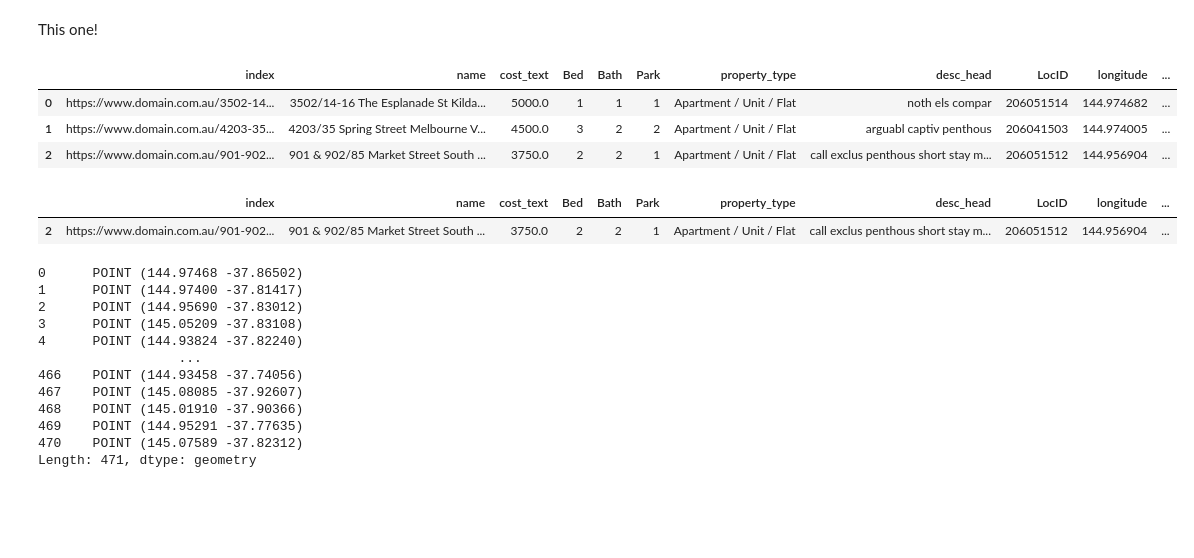
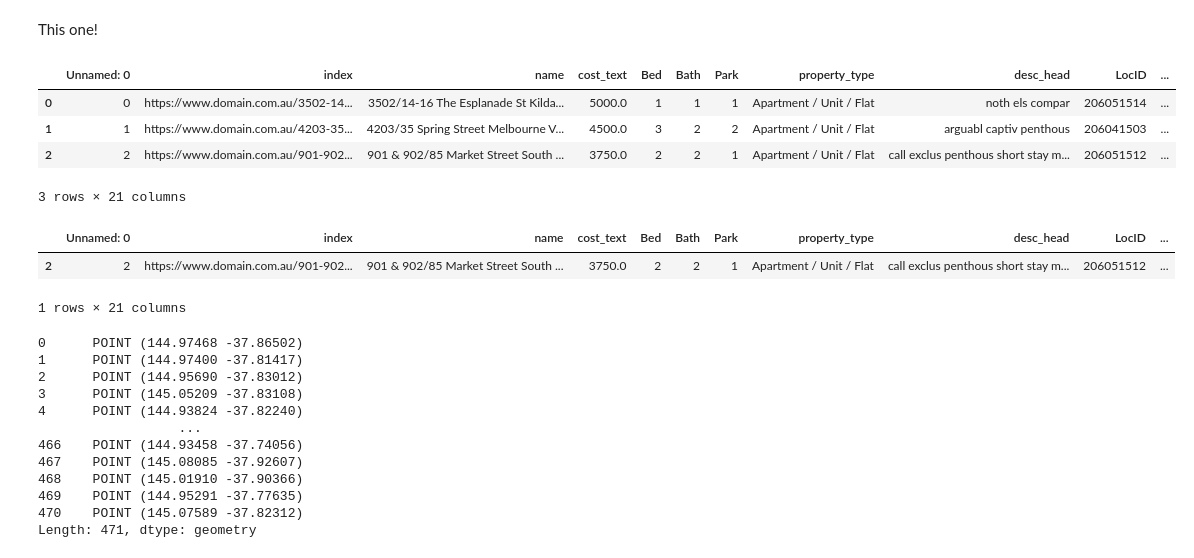
Before and after one commit to MAST30034-Applied-Data-Science/generic-real-estate-consulting-project-group-30, a Jupyter notebook: notebooks/join_datasets.ipynb, the cells around one changed output. Saved outputs shown, nothing was run; the diff lists cells and outputs as text; code cells hidden in the pictures; blank space fills up the shorter version.

```diff
--- a/notebooks/join_datasets.ipynb
+++ b/notebooks/join_datasets.ipynb
@@ -61,16 +62,17 @@ property_df = pd.merge(property_df, property_df2[['index', 'longitude', 'latitud
 # %%
 df = property_df.merge(df_centroid, how='left', left_on='LocID', right_on='SA2_CODE_2021')
 
 # check what columns we no longer need; remove them
-unwanted_columns = ["Unnamed: 0"]
-df.drop(columns=unwanted_columns, inplace=True)
+#unwanted_columns = ["Unnamed: 0"]
+#df.drop(columns=unwanted_columns, inplace=True)
 
 df.head(3)
 # %% [output]
-|  | index | name | cost_text | Bed | Bath | Park | property_type | desc_head | LocID | longitude | ... |
-| 0 | https://www.domain.com.au/3502-14... | 3502/14-16 The Esplanade St Kilda... | 5000.0 | 1 | 1 | 1 | Apartment / Unit / Flat | noth els compar | 206051514 | 144.974682 | ... |
-| 1 | https://www.domain.com.au/4203-35... | 4203/35 Spring Street Melbourne V... | 4500.0 | 3 | 2 | 2 | Apartment / Unit / Flat | arguabl captiv penthous | 206041503 | 144.974005 | ... |
-| 2 | https://www.domain.com.au/901-902... | 901 & 902/85 Market Street South ... | 3750.0 | 2 | 2 | 1 | Apartment / Unit / Flat | call exclus penthous short stay m... | 206051512 | 144.956904 | ... |
+|  | Unnamed: 0 | index | name | cost_text | Bed | Bath | Park | property_type | desc_head | LocID | ... |
+| 0 | 0 | https://www.domain.com.au/3502-14... | 3502/14-16 The Esplanade St Kilda... | 5000.0 | 1 | 1 | 1 | Apartment / Unit / Flat | noth els compar | 206051514 | ... |
+| 1 | 1 | https://www.domain.com.au/4203-35... | 4203/35 Spring Street Melbourne V... | 4500.0 | 3 | 2 | 2 | Apartment / Unit / Flat | arguabl captiv penthous | 206041503 | ... |
+| 2 | 2 | https://www.domain.com.au/901-902... | 901 & 902/85 Market Street South ... | 3750.0 | 2 | 2 | 1 | Apartment / Unit / Flat | call exclus penthous short stay m... | 206051512 | ... |
+3 rows × 21 columns
 # %%
 df_missing = df.copy()  # dataframe with missing SA2 code only
 df_missing = df_missing[df_missing["SA2_CODE_2021"].isna()]
@@ -80,8 +82,9 @@ df_missing = gpd.GeoDataFrame(
     df_missing, geometry=gpd.points_from_xy(df_missing.longitude, df_missing.latitude))
 df_missing.head(1)
 # %% [output]
-|  | index | name | cost_text | Bed | Bath | Park | property_type | desc_head | LocID | longitude | ... |
-| 2 | https://www.domain.com.au/901-902... | 901 & 902/85 Market Street South ... | 3750.0 | 2 | 2 | 1 | Apartment / Unit / Flat | call exclus penthous short stay m... | 206051512 | 144.956904 | ... |
+|  | Unnamed: 0 | index | name | cost_text | Bed | Bath | Park | property_type | desc_head | LocID | ... |
+| 2 | 2 | https://www.domain.com.au/901-902... | 901 & 902/85 Market Street South ... | 3750.0 | 2 | 2 | 1 | Apartment / Unit / Flat | call exclus penthous short stay m... | 206051512 | ... |
+1 rows × 21 columns
 # %%
 # now that we have the location coordinate of each property, impute all the missing values with the closest centroid
 # 1: find the difference between df_missing["geometry"] and every single value in df_centroid["centroid"]
```
Also changed, not shown: parts of 7 cells of this notebook.
